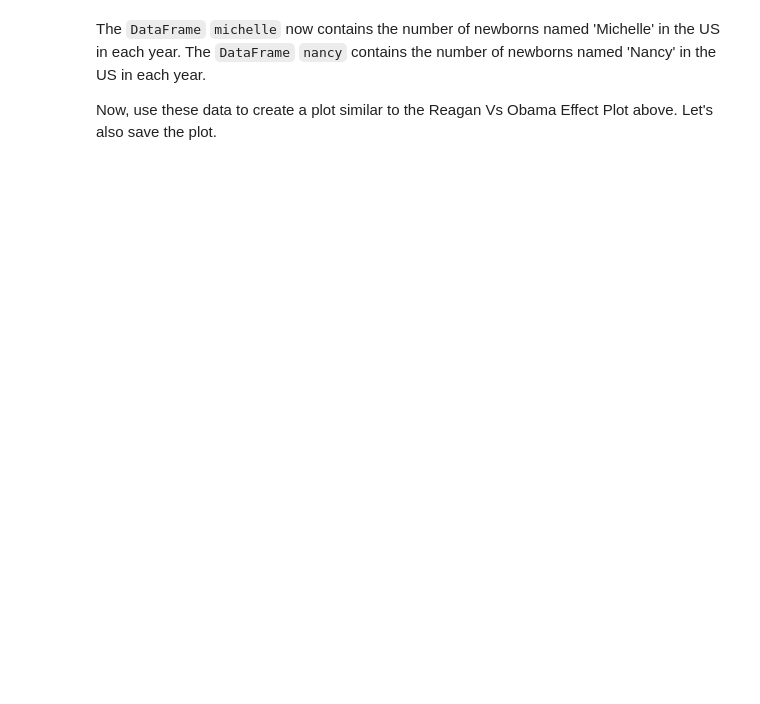
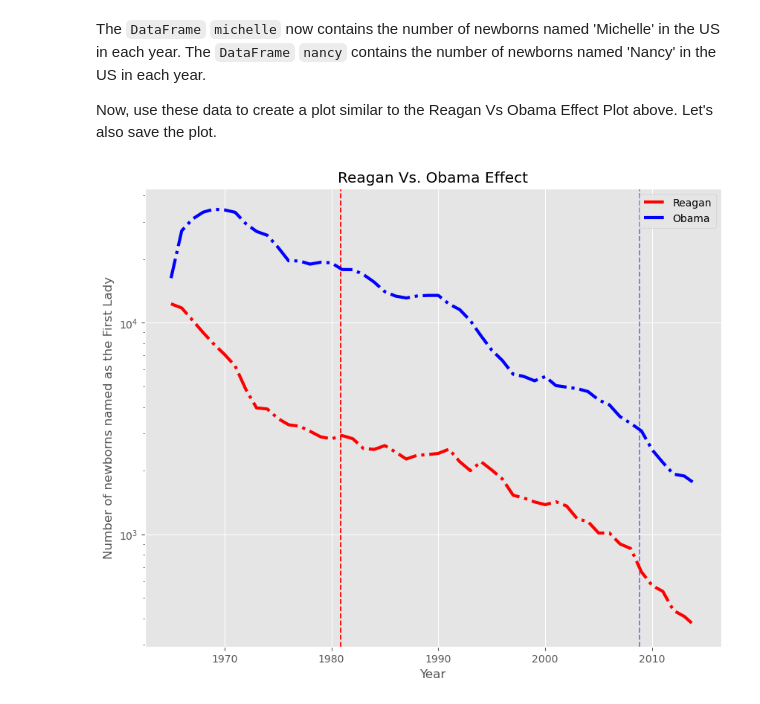
Before and after one commit to non87/Matplotlib-Workshop, a Jupyter notebook: matplotlib_workshop_part_I.ipynb, the cells around one changed output. Saved outputs shown, nothing was run; the diff lists cells and outputs as text; code cells hidden in the pictures; blank space fills up the shorter version.

```diff
--- a/matplotlib_workshop_part_I.ipynb
+++ b/matplotlib_workshop_part_I.ipynb
@@ -471,27 +618,31 @@ The `DataFrame` `michelle` now contains the number of newborns named 'Michelle'
 Now, use these data to create a plot similar to the Reagan Vs Obama Effect Plot above. Let's also save the plot.
 # %%
 # Don't forget to use the style 'ggplot', otherwise my advisor will get me
-plt.
+plt.style.use('ggplot')
 
 fig, ax = plt.subplots(figsize= (10,8))
 # Find a good title and put it on the plot
-ax.
+ax.set_title('Reagan Vs. Obama Effect')
 # Set the x label to 'Year'
-ax.
+ax.set_xlabel('Year')
 # Set the y label to Number of newborns named as the First Lady
-ax.
+ax.set_ylabel('Number of newborns named as the First Lady')
 # Draw the two vertical lines. They x value for them is still saved
 # in the two variables election_2008 and election_1980
-ax.
+ax.axvline(x=election_2008, color=(0, 0, 1, 0.5), linewidth=1.3, linestyle="--")
 # election
-ax.
+ax.axvline(x=election_1980, color=(1, 0, 0,1), linewidth=1.3, linestyle="--")
 # Plot the Nancy data. Don't forget the label!
-ax.
+ax.plot(nancy['Year'], nancy['Count'], color='red', linestyle="-.", linewidth=3, label = 'Reagan')
 # Plot the Michelle data. Don't forget the label!
-ax.
+ax.plot(michelle['Year'], michelle['Count'], color='blue', linestyle="-.", linewidth=3, label = 'Obama')
 # Now create a legend
-ax.
-# Change y-scale to "log"
-ax.
+ax.legend(loc='upper right')
+# Change y-scale
+ax.set_yscale("log")
 # Save it as 'first_lady.png'
-plt.
+plt.savefig('first_lady.png', dpi=200)
+# Go back to default style
+plt.style.use('default')
+# %% [output]
+[figure, added]
```
Also changed, not shown: parts of 21 cells of this notebook.
